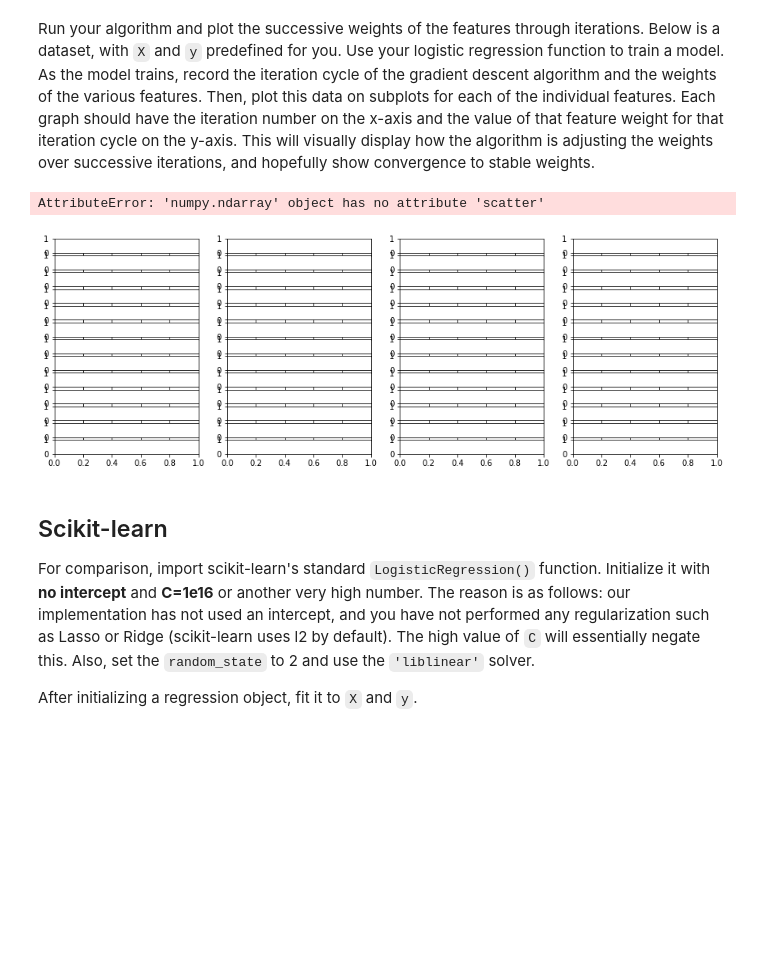
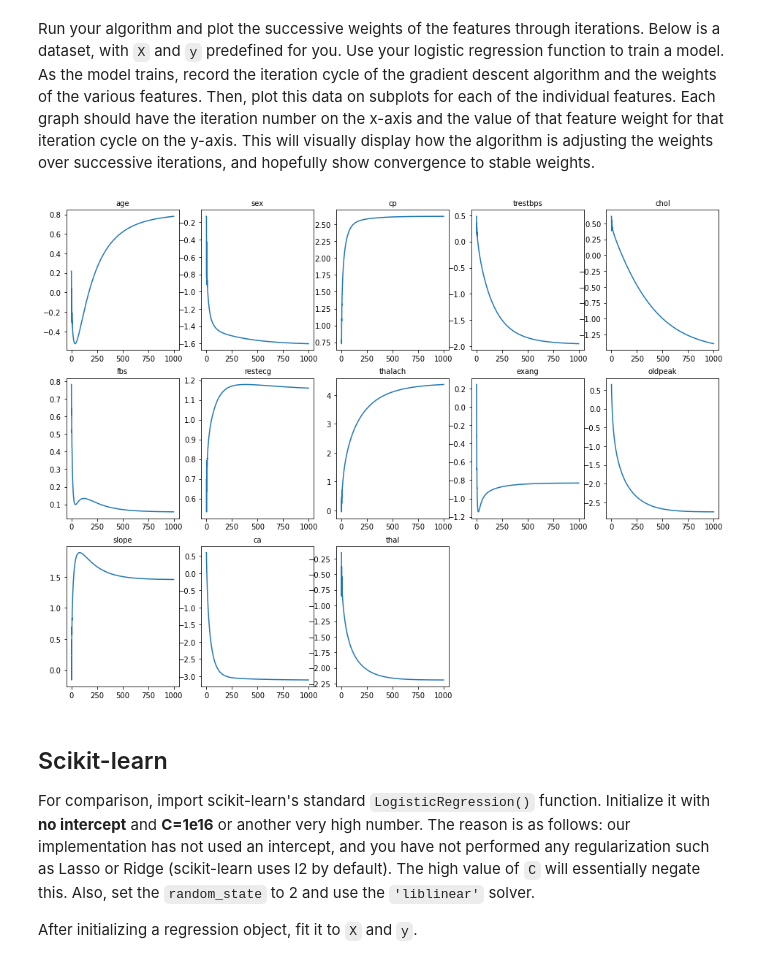
Before and after one commit to Gesh901/dsc-coding-logistic-regression-from-scratch, a Jupyter notebook: index.ipynb, the cells around one changed output. Cells and saved outputs as stored; diff of their text form; code cells hidden in the pictures; blank space fills up the shorter version.

```diff
--- a/index.ipynb
+++ b/index.ipynb
@@ -45,7 +45,8 @@ Write this as a Python function where `x` is the input and the function outputs
 # Your code here
 
 def sigmoid(X):
-    sigmoid = 1/(1 + np.exp(-X))
+    X= np.array(X)
+    sigmoid = 1/(1 + np.e**(-1*X))
     return sigmoid
 # %% [markdown]
 ## Plot the sigmoid
@@ -143,31 +135,24 @@ Name: target, dtype: int64
 | 4 | 0.583333 | 0.0 | 0.000000 | 0.245283 | 0.520548 | 0.0 | 0.5 | 0.702290 | 1.0 | 0.096774 | 1.0 | ... |
 # %% [markdown]
 Run your algorithm and plot the successive weights of the features through iterations. Below is a dataset, with `X` and `y` predefined for you. Use your logistic regression function to train a model. As the model trains, record the iteration cycle of the gradient descent algorithm and the weights of the various features. Then, plot this data on subplots for each of the individual features. Each graph should have the iteration number on the x-axis and the value of that feature weight for that iteration cycle on the y-axis. This will visually display how the algorithm is adjusting the weights over successive iterations, and hopefully show convergence to stable weights.
-# %%
-# Your code here
-
-max_iterations = 100
-alpha = 0.1
-final_weights, weights_history = grad_desc(X, y, max_iterations, alpha)
-
-
-# Plot weights evolution
-num_features = X.shape[1]
-#iterations = np.arange(weights_history.shape[0])
-
-fig, axes = plt.subplots(nrows = num_features, ncols = 4, figsize=(15, 5), sharex=True)
-for i, ax in enumerate(axes):
-
-    axes[i].scatter(weights_history[:, i])
-   # axes[i].set_title(f"Feature {i+1} Weight Over Iterations")
-    #axes[i].set_ylabel("Weight Value")
-
-#axes[-1].set_xlabel("Iterations")
-plt.tight_layout()
-plt.show()
-# %% [output]
-AttributeError: 'numpy.ndarray' object has no attribute 'scatter'
-[figure, removed]
+# %%
+# Your code here
+
+max_iterations = 1000
+alpha = 0.01
+weights, weights_col = grad_desc(X, y, max_iterations, alpha)
+
+weights_col.columns = np.arange(len(weights_col.columns))
+
+plt.figure(figsize=(16, 12))
+
+for (i, j) in enumerate(weights):
+    plt.subplot(3, 5, i + 1)
+    plt.title(list(X)[i], size='medium')
+    plt.plot(weights_col.iloc[i].T)
+    plt.axis('tight')
+# %% [output]
+[figure, added]
 # %% [markdown]
 ## Scikit-learn
 
```
Also changed, not shown: parts of 2 cells of this notebook.
